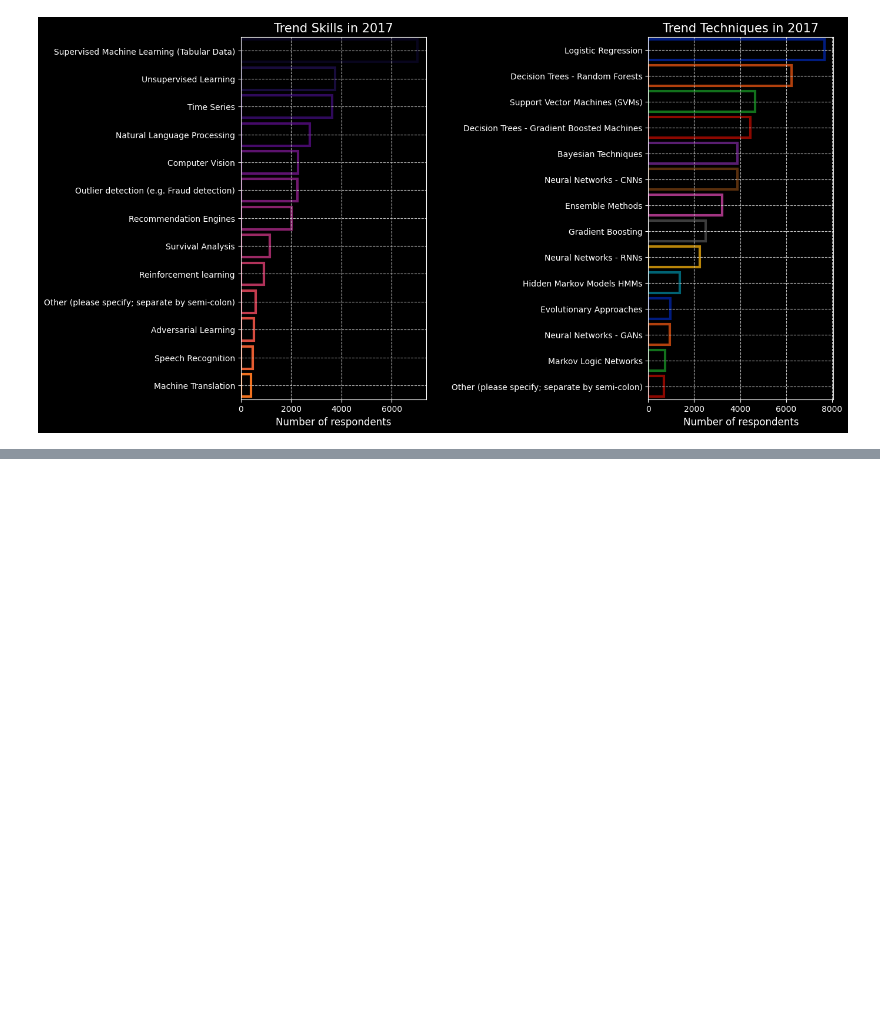
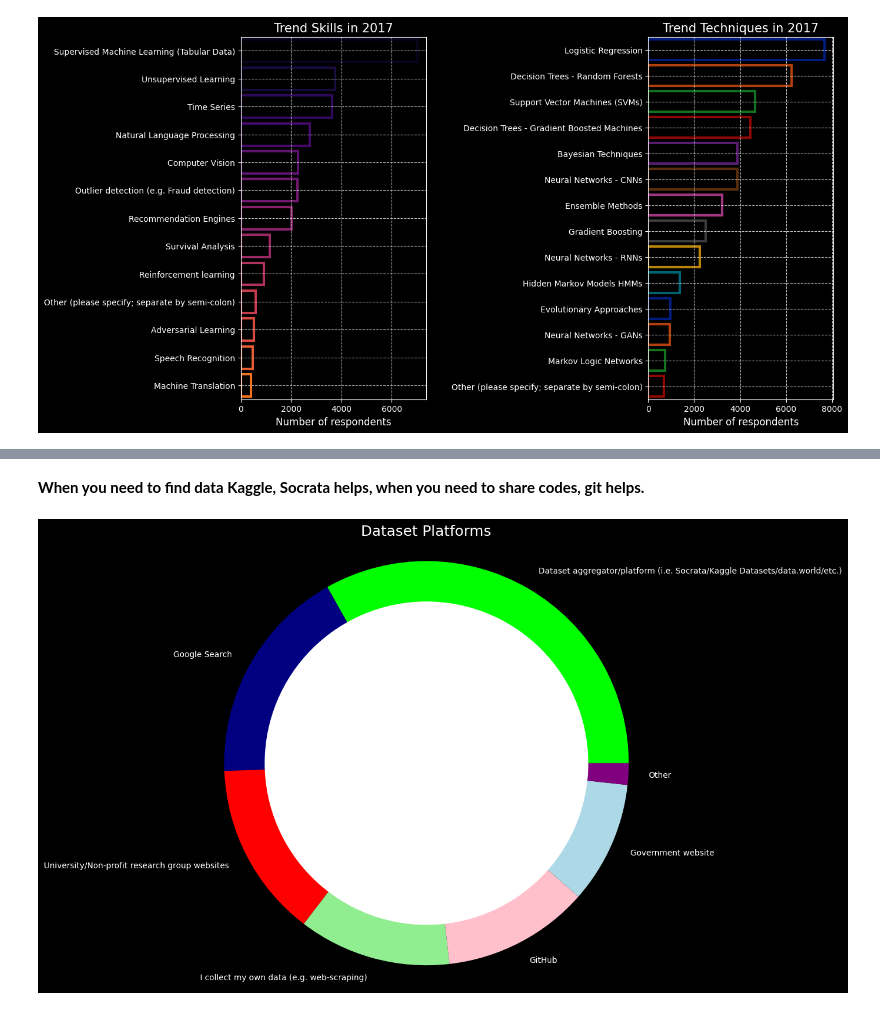
Before and after one commit to TelRich/Multiple_Choice_Response_Analysis, a Jupyter notebook: plotly_a.ipynb, the cells around one changed output, grey strips where cells are left out. Drawn from its saved outputs; the diff is of its cells as text; code cells hidden in the pictures; blank space fills up the shorter version.

```diff
--- a/plotly_a.ipynb
+++ b/plotly_a.ipynb
@@ -861,0 +887,21 @@ plt.subplots_adjust(wspace=1.2)
+# %%
+next_tool = mulchrep['MLToolNextYearSelect'].str.split(',')
+next_tool_set = []
+for i in next_tool.dropna():
+    next_tool_set.extend(i)
+next_tool = pd.Series(next_tool_set).value_counts()[:12]
+
+label = (np.array(next_tool.index))
+size = next_tool.values
+
+trace = go.Pie(
+    labels=label,
+    values=size,
+    marker=dict(colors=colors)
+)
+
+data = [trace]
+layout = go.Layout(title='Trend Tools in 2018')
+
+fig = go.Figure(data=data, layout=layout)
+po.iplot(fig)
@@ -861,0 +910,20 @@ plt.subplots_adjust(wspace=1.2)
+# %% [markdown]
+**When you need to find data Kaggle, Socrata helps, when you need to share codes, git helps.**
+# %%
+plt.figure(figsize=(14,10))
+
+data = mulchrep['PublicDatasetsSelect'].str.split(',')
+data_set = []
+for i in data.dropna():
+    data_set.extend(i)
+data = pd.Series(data_set).value_counts().sort_values(ascending = False)[:15].to_frame()
+
+colors2 = ['lime', 'navy', 'red', 'lightgreen', 'pink', 'lightblue', 'purple']
+plt.pie(data[0], labels=data.index, shadow = False, autopct='%1.1f%%', colors = colors2)
+centre_circle = plt.Circle((0,0),0.80, fc='white' ,linewidth=1.25)
+fig = plt.gcf()
+fig.gca().add_artist(centre_circle)
+plt.axis('equal')
+plt.title('Dataset Platforms', fontsize =18);
+# %% [output]
+[figure, added]
```
Also changed, not shown: parts of 18 cells of this notebook.
